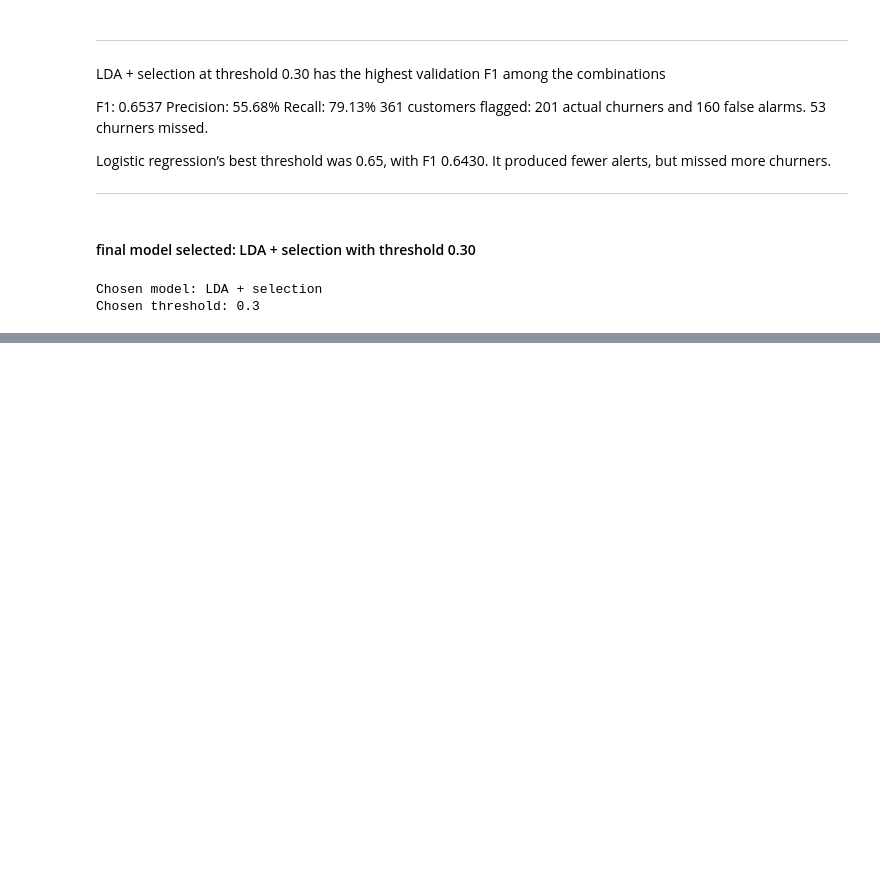
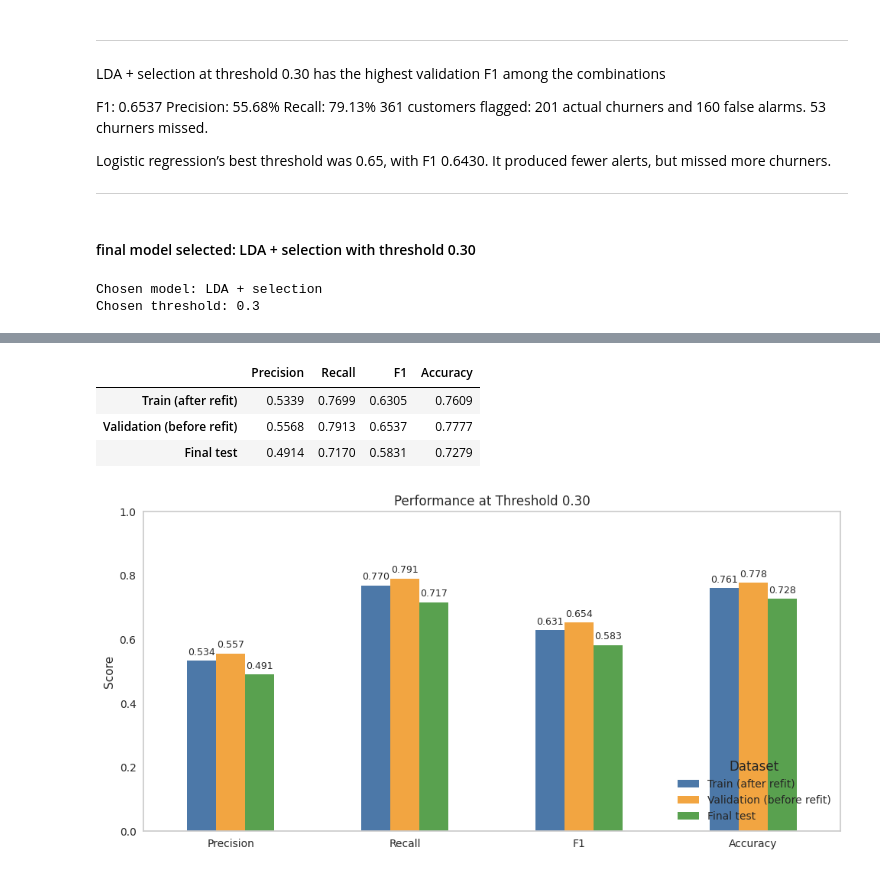
Before and after one commit to laravich/telco_churn_project, a Jupyter notebook: Lavanya_telcom_churn.ipynb, the cells around one changed output, grey strips where cells are left out. Drawn from its saved outputs; the diff is of its cells as text; code cells hidden in the pictures; blank space fills up the shorter version.

```diff
--- a/Lavanya_telcom_churn.ipynb
+++ b/Lavanya_telcom_churn.ipynb
@@ -1155,0 +1214,57 @@ Chosen threshold: 0.3
+# %%
+# plot the accuracy, precesion, recall and f1
+# Training predictions from the final model
+train_probabilities = final_pipeline.predict_proba(X_train)[:, churn_index]
+train_predictions = (
+    train_probabilities >= chosen_threshold
+).astype(int)
+
+# Saved validation probabilities from before the final refit
+validation_predictions = (
+    validation_probabilities[chosen_model_name] >= chosen_threshold
+).astype(int)
+
+datasets = {
+    "Train (after refit)": (y_train, train_predictions),
+    "Validation (before refit)": (y_validation, validation_predictions),
+    "Final test": (y_test, test_predictions)
+}
+
+performance = pd.DataFrame({
+    name: {
+        "Precision": precision_score(actual, predicted, zero_division=0),
+        "Recall": recall_score(actual, predicted, zero_division=0),
+        "F1": f1_score(actual, predicted, zero_division=0),
+        "Accuracy": accuracy_score(actual, predicted)
+    }
+    for name, (actual, predicted) in datasets.items()
+}).T
+
+display(performance.round(4))
+
+plt.rcParams["font.family"] = "sans-serif"
+plt.rcParams["font.sans-serif"] = ["DejaVu Sans"]
+
+ax = performance.T.plot.bar(
+    figsize=(10, 5),
+    color=["#4C78A8", "#F2A541", "#59A14F"],
+    rot=0
+)
+for bars in ax.containers:
+    ax.bar_label(bars, fmt="%.3f", padding=3, fontsize=9)
+
+ax.set_title("Performance at Threshold 0.30")
+ax.set_ylabel("Score")
+ax.set_ylim(0, 1)
+ax.set_xlabel("")
+ax.grid(False)
+ax.legend(title="Dataset", loc="lower right")
+
+plt.tight_layout()
+plt.show()
+# %% [output]
+|  | Precision | Recall | F1 | Accuracy |
+| Train (after refit) | 0.5339 | 0.7699 | 0.6305 | 0.7609 |
+| Validation (before refit) | 0.5568 | 0.7913 | 0.6537 | 0.7777 |
+| Final test | 0.4914 | 0.7170 | 0.5831 | 0.7279 |
+[figure, added]
```
Also changed, not shown: parts of 4 cells of this notebook, 1 other file.
